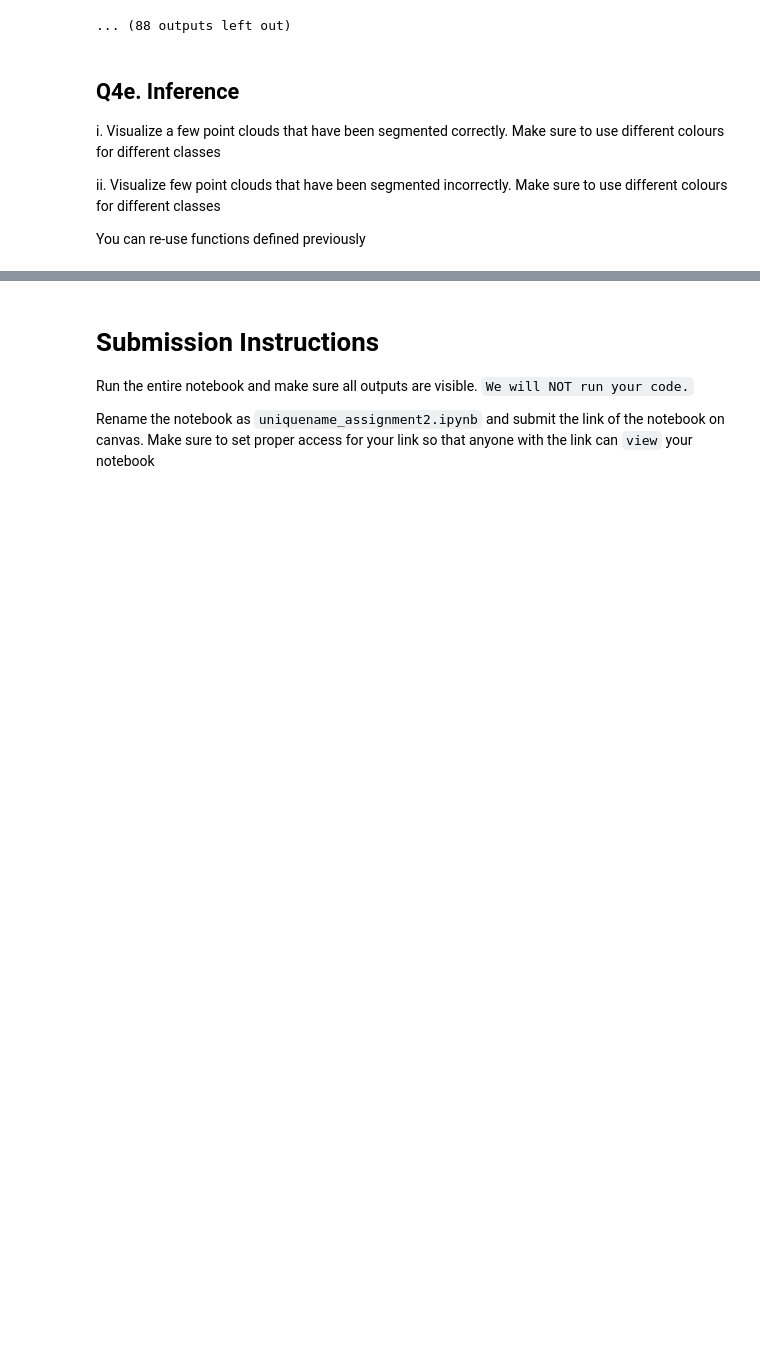
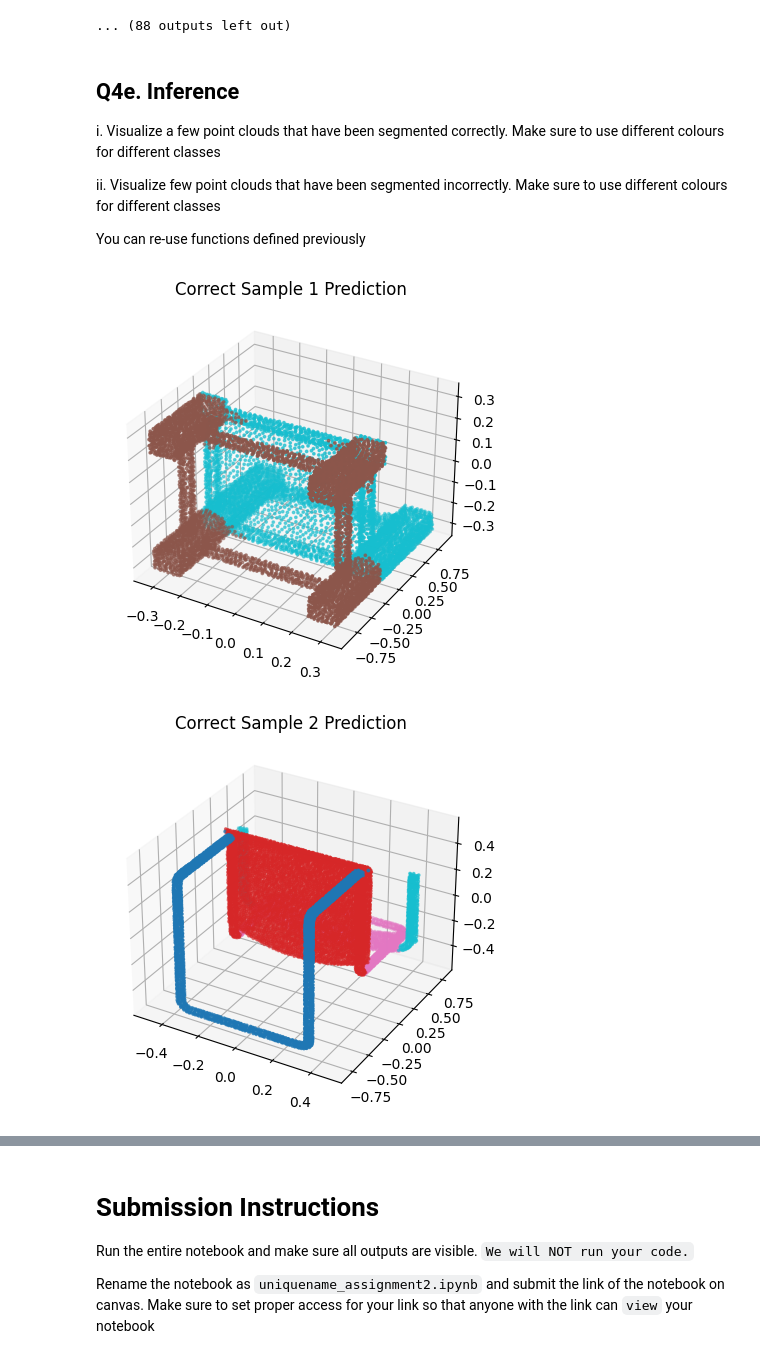
Before and after one commit to Jinjaguo/ROB498-ROB599-3D-Robot-Perception, a Jupyter notebook: HW2/Homework2.ipynb, the cells around one changed output, grey strips where cells are left out. Drawn from its saved outputs; the diff is of its cells as text; code cells hidden in the pictures; blank space fills up the shorter version.

```diff
--- a/HW2/Homework2.ipynb
+++ b/HW2/Homework2.ipynb
@@ -909,11 +909,6 @@ ii. Visualize few point clouds that have been segmented incorrectly. Make sure t
 You can re-use functions defined previously
 # %%
 def test_segmentation_model(test_dataloader, model, device):
-    NUM_TRAIN_POINTS = 2000
-    NUM_CLASSES = 6
-    model = SegmentationNetwork(NUM_TRAIN_POINTS, NUM_CLASSES)
-    model.load_state_dict(torch.load('./model/best_seg_model.pt', map_location=device))
-    model.eval()
     correct_point = 0
     num_point = 0
     results = []
@@ -924,7 +919,7 @@ def test_segmentation_model(test_dataloader, model, device):
             labels = labels.to(device).long()
 
             outputs = model(point_clouds)  # [B, num_classes, N]
-            predicted = torch.argmax(outputs, dim=1)  # [B, N]
+            predicted = torch.argmax(outputs, dim=2)  # [B, N]
 
             correct_point += (predicted == labels).sum().item()
             num_point += labels.numel()
@@ -945,30 +940,43 @@ def visualize_colored_pointcloud(points, labels, title="Point Cloud", cmap='tab1
     color_map = plt.get_cmap(cmap, len(unique_labels))
     colors = color_map(labels % len(unique_labels))
 
     fig = plt.figure()
     ax = fig.add_subplot(111, projection='3d')
     ax.scatter(points[:, 0], points[:, 1], points[:, 2], c=colors, s=3)
     ax.set_title(title)
     plt.show()
 
+path = "data/seg"
+batch_size = 16
+test_dataloader = get_data_loader(path,batch_size, False)
+NUM_TRAIN_POINTS = 2000
+NUM_CLASSES = 6
+device = torch.device("cuda" if torch.cuda.is_available() else 'cpu')
+model = SegmentationNetwork(NUM_TRAIN_POINTS, NUM_CLASSES)
+model.load_state_dict(torch.load('./model/best_seg_model.pt', map_location=device))
+mode1 = model.to(device)
+model.eval()
 accuracy, results = test_segmentation_model(test_dataloader, model, device)
 
 correct_samples = []
 incorrect_samples = []
 
 for r in results:
     correct_mask = (r['label'] == r['predicted'])
     correct_ratio = correct_mask.sum() / len(correct_mask)
 
     if correct_ratio > 0.9:
         correct_samples.append(r)
     elif correct_ratio < 0.6:
         incorrect_samples.append(r)
 
 for i in range(min(3, len(correct_samples))):
     r = correct_samples[i]
     visualize_colored_pointcloud(r['point_cloud'], r['predicted'], title=f"Correct Sample {i+1} Prediction")
 
 for i in range(min(3, len(incorrect_samples))):
     r = incorrect_samples[i]
     visualize_colored_pointcloud(r['point_cloud'], r['predicted'], title=f"Incorrect Sample {i+1} Prediction")
+# %% [output]
+[figure, added]
+[figure, added]
```
Also changed, not shown: parts of 1 cell of this notebook.
